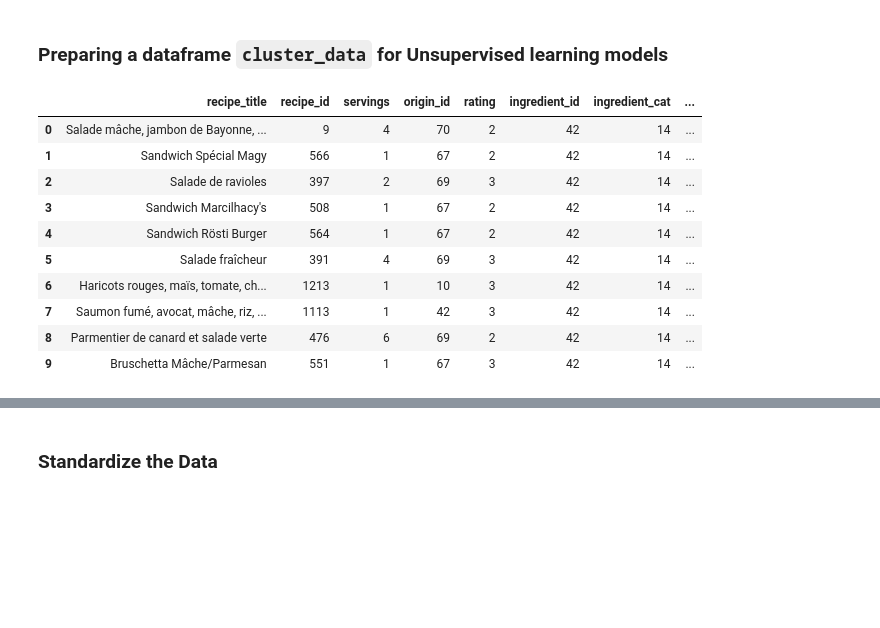
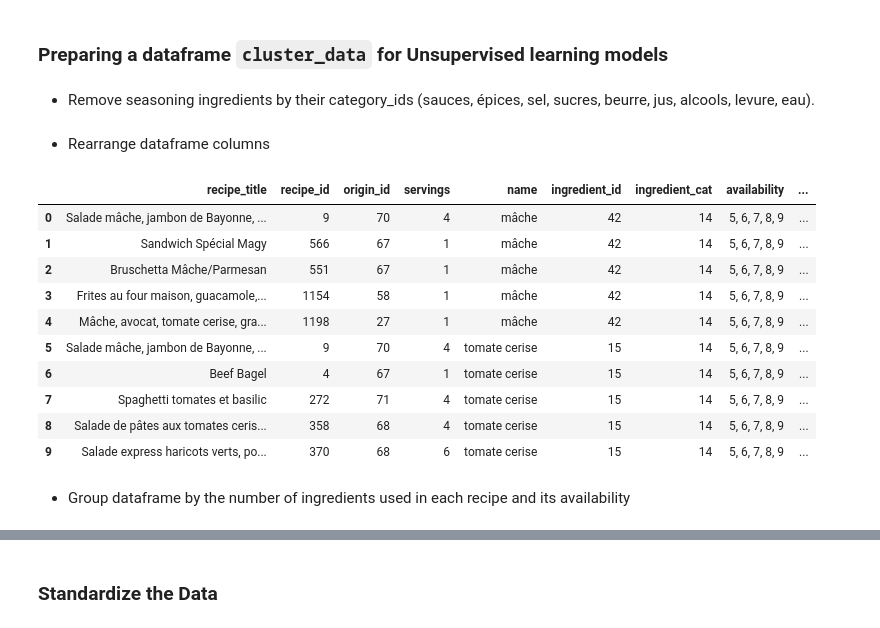
Before and after one commit to rezaadle/food-mama-project, a Jupyter notebook: mama-test.ipynb, the cells around one changed output, grey strips where cells are left out. Drawn from its saved outputs; the diff is of its cells as text; code cells hidden in the pictures; blank space fills up the shorter version.

```diff
--- a/mama-test.ipynb
+++ b/mama-test.ipynb
@@ -75,18 +67,27 @@ converted.head()
 # %% [markdown]
 ### Preparing a dataframe `cluster_data` for Unsupervised learning models
+# %% [markdown]
+- Remove seasoning ingredients by their category_ids (sauces, épices, sel, sucres, beurre, jus, alcools, levure, eau).
+# %%
+seasoning_categories = [18, 34, 37, 38, 39, 41, 42, 44, 45]
+df = converted[converted['category_id'].apply(lambda x: x not in seasoning_categories)]
+# %% [markdown]
+- Rearrange dataframe columns
 # %%
-cluster_data = converted.loc[:, ['title', 'recipe_id', 'servings', 'origin_id', 'rating', 'food_id', 'category_id', 'availability_cat', 'ancestry']]
-cluster_data.rename(columns={'title':'recipe_title', 'food_id':'ingredient_id', 'category_id':'ingredient_cat'}, inplace=True)
-cluster_data.head(10)
+df = df.loc[:, ['title','recipe_id','origin_id','servings','name','food_id','category_id','availability','availability_cat']]
+df.rename(columns={'title':'recipe_title', 'food_id':'ingredient_id', 'category_id':'ingredient_cat'}, inplace=True)
+df.head(10)
 # %% [output]
-|  | recipe_title | recipe_id | servings | origin_id | rating | ingredient_id | ingredient_cat | ... |
-| 0 | Salade mâche, jambon de Bayonne, ... | 9 | 4 | 70 | 2 | 42 | 14 | ... |
-| 1 | Sandwich Spécial Magy | 566 | 1 | 67 | 2 | 42 | 14 | ... |
-| 2 | Salade de ravioles | 397 | 2 | 69 | 3 | 42 | 14 | ... |
-| 3 | Sandwich Marcilhacy's | 508 | 1 | 67 | 2 | 42 | 14 | ... |
-| 4 | Sandwich Rösti Burger | 564 | 1 | 67 | 2 | 42 | 14 | ... |
-| 5 | Salade fraîcheur | 391 | 4 | 69 | 3 | 42 | 14 | ... |
-| 6 | Haricots rouges, maïs, tomate, ch... | 1213 | 1 | 10 | 3 | 42 | 14 | ... |
-| 7 | Saumon fumé, avocat, mâche, riz, ... | 1113 | 1 | 42 | 3 | 42 | 14 | ... |
-| 8 | Parmentier de canard et salade verte | 476 | 6 | 69 | 2 | 42 | 14 | ... |
-| 9 | Bruschetta Mâche/Parmesan | 551 | 1 | 67 | 3 | 42 | 14 | ... |
+|  | recipe_title | recipe_id | origin_id | servings | name | ingredient_id | ingredient_cat | availability | ... |
+| 0 | Salade mâche, jambon de Bayonne, ... | 9 | 70 | 4 | mâche | 42 | 14 | 5, 6, 7, 8, 9 | ... |
+| 1 | Sandwich Spécial Magy | 566 | 67 | 1 | mâche | 42 | 14 | 5, 6, 7, 8, 9 | ... |
+| 2 | Bruschetta Mâche/Parmesan | 551 | 67 | 1 | mâche | 42 | 14 | 5, 6, 7, 8, 9 | ... |
+| 3 | Frites au four maison, guacamole,... | 1154 | 58 | 1 | mâche | 42 | 14 | 5, 6, 7, 8, 9 | ... |
+| 4 | Mâche, avocat, tomate cerise, gra... | 1198 | 27 | 1 | mâche | 42 | 14 | 5, 6, 7, 8, 9 | ... |
+| 5 | Salade mâche, jambon de Bayonne, ... | 9 | 70 | 4 | tomate cerise | 15 | 14 | 5, 6, 7, 8, 9 | ... |
+| 6 | Beef Bagel | 4 | 67 | 1 | tomate cerise | 15 | 14 | 5, 6, 7, 8, 9 | ... |
+| 7 | Spaghetti tomates et basilic | 272 | 71 | 4 | tomate cerise | 15 | 14 | 5, 6, 7, 8, 9 | ... |
+| 8 | Salade de pâtes aux tomates ceris... | 358 | 68 | 4 | tomate cerise | 15 | 14 | 5, 6, 7, 8, 9 | ... |
+| 9 | Salade express haricots verts, po... | 370 | 68 | 6 | tomate cerise | 15 | 14 | 5, 6, 7, 8, 9 | ... |
+# %% [markdown]
+ - Group dataframe by the number of ingredients used in each recipe and its availability
```
Also changed, not shown: parts of 21 cells of this notebook, 2 other files.
